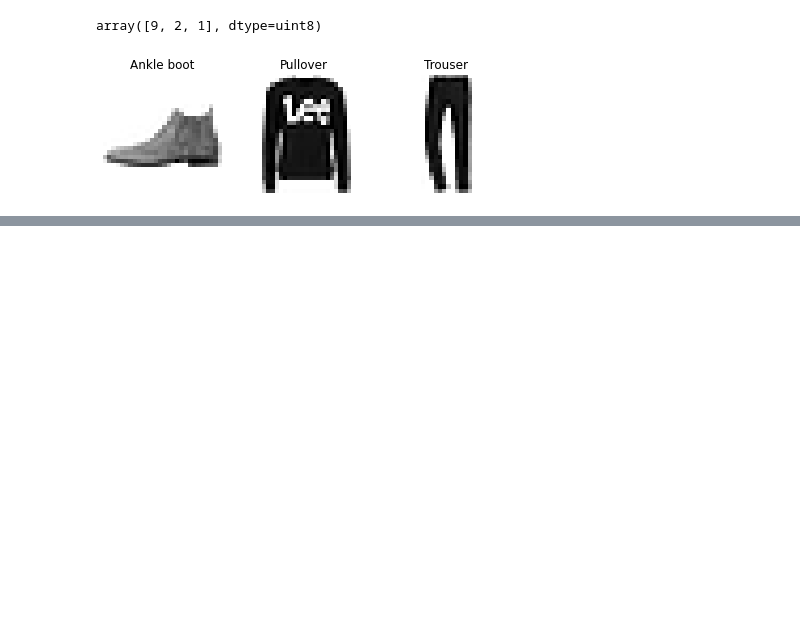
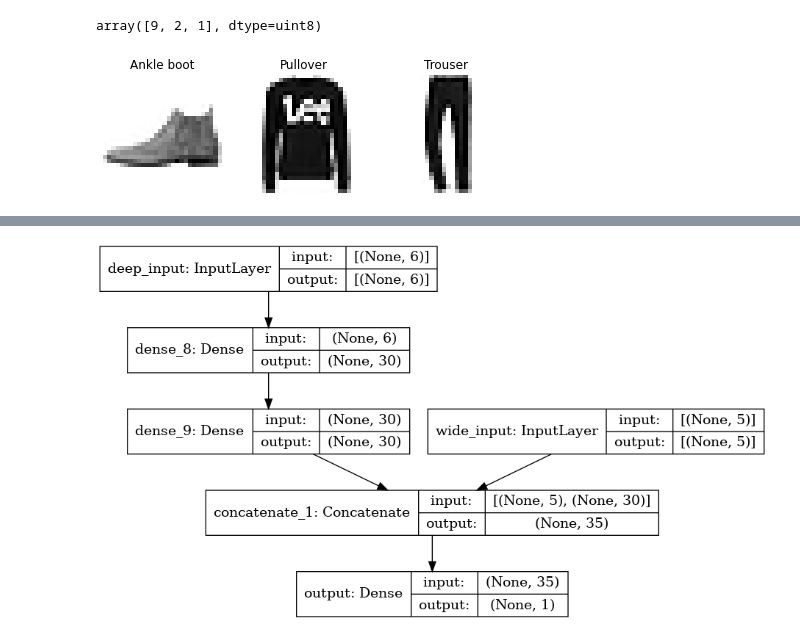
Before and after one commit to matyama/homl, a Jupyter notebook: 10_neural_networks.ipynb, the cells around one changed output, grey strips where cells are left out. Drawn from its saved outputs; the diff is of its cells as text; code cells hidden in the pictures; blank space fills up the shorter version.

```diff
--- a/10_neural_networks.ipynb
+++ b/10_neural_networks.ipynb
@@ -408,0 +570,35 @@ plt.show()
+# %%
+# Set the random generator state
+np.random.seed(42)
+tf.random.set_seed(42)
+
+# Define not one but two inputs - "wide" and "deep"
+input_A = keras.layers.Input(shape=[5], name="wide_input")
+input_B = keras.layers.Input(shape=[6], name="deep_input")
+
+# First hidden layer receives the "deep" input
+hidden1 = keras.layers.Dense(30, activation="relu")(input_B)
+hidden2 = keras.layers.Dense(30, activation="relu")(hidden1)
+
+# Second hidden layer is then concatenated with the "wide" input
+concat = keras.layers.concatenate([input_A, hidden2])
+output = keras.layers.Dense(1, name="output")(concat)
+
+# Construct and build the model (MSE and SGD as before)
+model = keras.models.Model(inputs=[input_A, input_B], outputs=[output])
+model.compile(loss="mse", optimizer=keras.optimizers.SGD(lr=1e-3))
+
+# Split training and validation sets features-wise to inputs A and B
+X_train_A, X_train_B = X_train[:, :5], X_train[:, 2:]
+X_valid_A, X_valid_B = X_valid[:, :5], X_valid[:, 2:]
+X_test_A, X_test_B = X_test[:, :5], X_test[:, 2:]
+X_new_A, X_new_B = X_test_A[:3], X_test_B[:3]
+
+# Train and validate this model on (A, B) input pairs for 20 epochs
+history = model.fit((X_train_A, X_train_B), y_train, epochs=20, validation_data=((X_valid_A, X_valid_B), y_valid))
+
+# Evaluate model on the test set - also with (A, B) inputs
+mse_test = model.evaluate((X_test_A, X_test_B), y_test)
+
+# And similarly make new predictions
+model.predict((X_new_A, X_new_B))
@@ -408,0 +626,4 @@ plt.show()
+# %%
+keras.utils.plot_model(model, os.path.join("data", "fashion_mnist_functional_2.png"), show_shapes=True)
+# %% [output]
+[figure, added]
```
Also changed, not shown: parts of 22 cells of this notebook.
